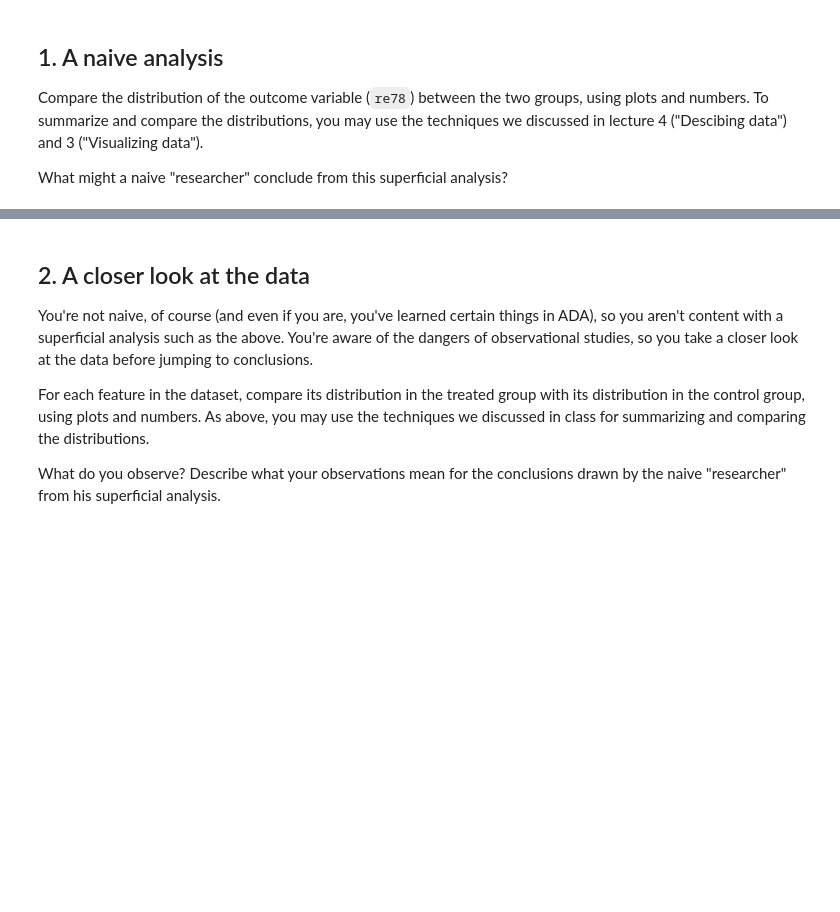
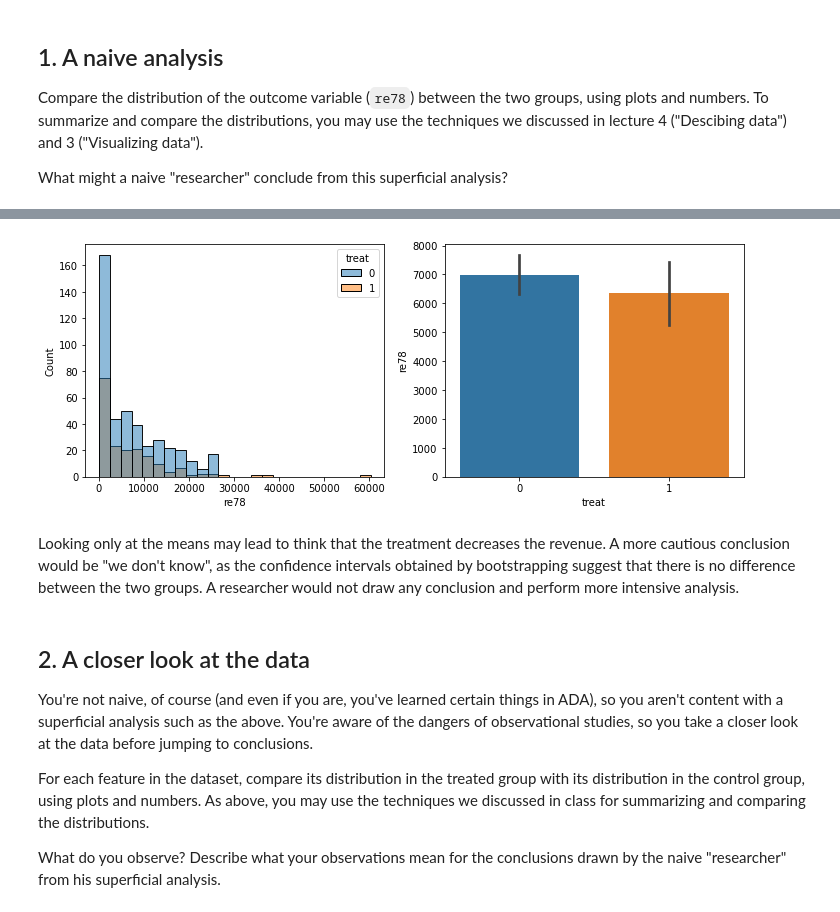
Before and after one commit to matthiaszeller/ada-course-2020, a Jupyter notebook: Tutorials/05 - Observational studies/Observational studies exercise.ipynb, the cells around one changed output, grey strips where cells are left out. Cells and saved outputs as stored; diff of their text form; code cells hidden in the pictures; blank space fills up the shorter version.

```diff
--- a/Tutorials/05 - Observational studies/Observational studies exercise.ipynb
+++ b/Tutorials/05 - Observational studies/Observational studies exercise.ipynb
@@ -59,3 +71,12 @@ What might a naive "researcher" conclude from this superficial analysis?
+# %%
+fig, ax = plt.subplots(1, 2, figsize=(10, 4))
+sns.histplot(x='re78', hue='treat', data=df, ax=ax[0])
+sns.barplot(x='treat', y='re78', data=df, ax=ax[1])
+plt.tight_layout()
+# %% [output]
+[figure, added]
+# %% [markdown]
+Looking only at the means may lead to think that the treatment decreases the revenue. A more cautious conclusion would be "we don't know", as the confidence intervals obtained by bootstrapping suggest that there is no difference between the two groups. A researcher would not draw any conclusion and perform more intensive analysis.
 # %% [markdown]
 ## 2. A closer look at the data
 
```
Also changed, not shown: parts of 45 cells of this notebook, 1 other file.
